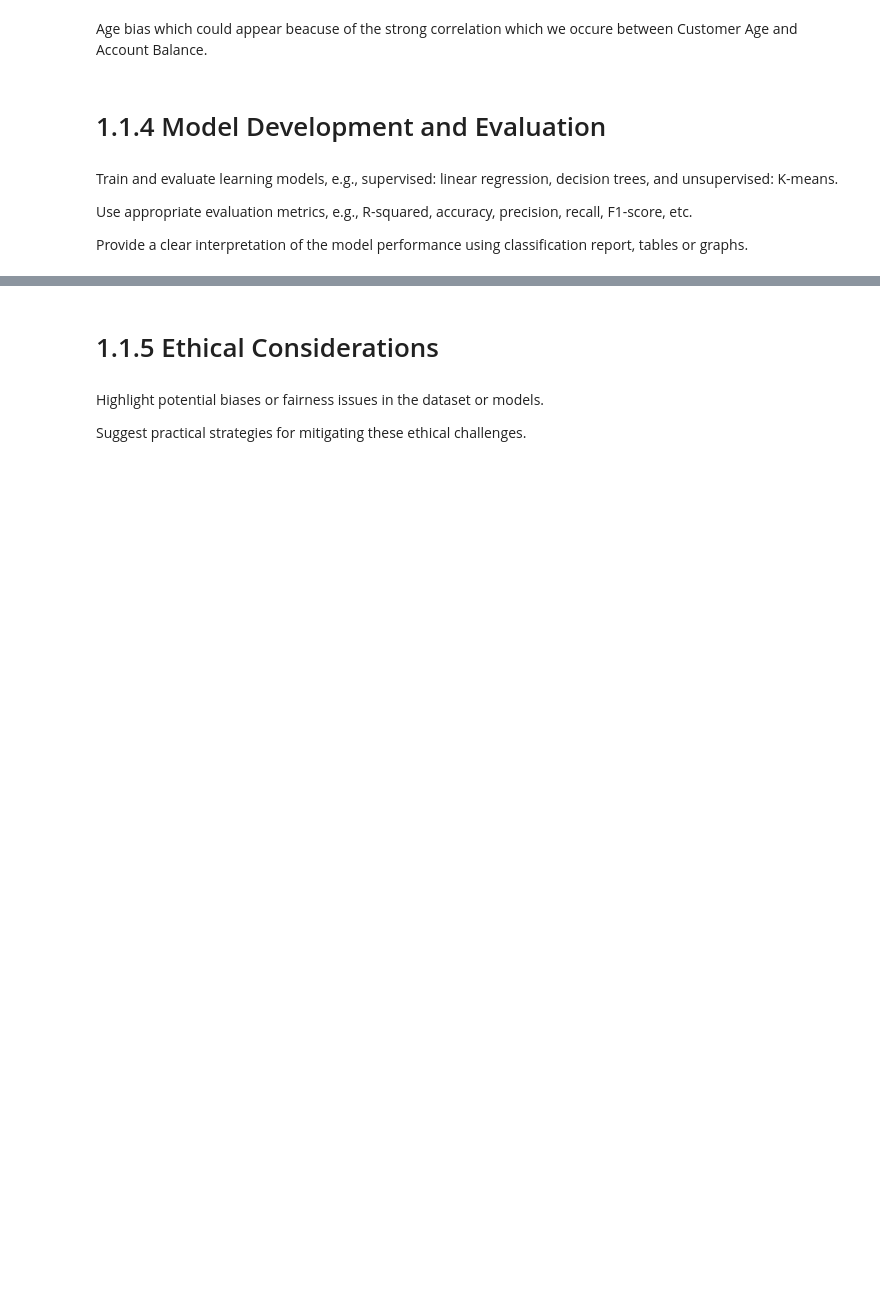
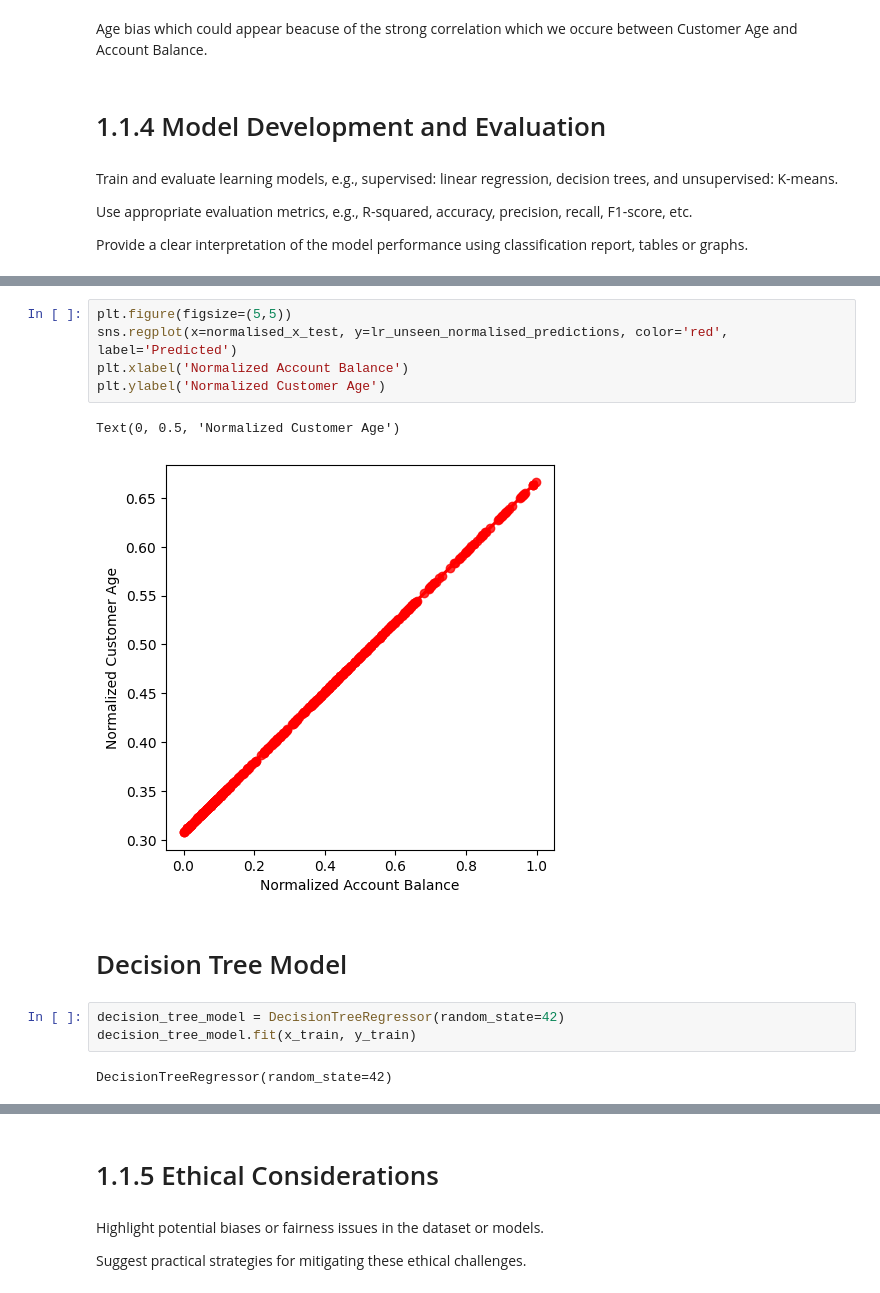
Before and after one commit to petar-Atanasov/Applied-Data-Science-and-AI-Workflow, a Jupyter notebook: CST3133_CourseWork_A.ipynb, the cells around one changed output, grey strips where cells are left out. Saved outputs shown, nothing was run; the diff lists cells and outputs as text; blank space fills up the shorter version.

```diff
--- a/CST3133_CourseWork_A.ipynb
+++ b/CST3133_CourseWork_A.ipynb
@@ -304,0 +249,15 @@ KeyError: 'NormalizedFraudulentTransaction'
+# %%
+plt.figure(figsize=(5,5))
+sns.regplot(x=normalised_x_test, y=lr_unseen_normalised_predictions, color='red', label='Predicted')
+plt.xlabel('Normalized Account Balance')
+plt.ylabel('Normalized Customer Age')
+# %% [output]
+Text(0, 0.5, 'Normalized Customer Age')
+[figure, added]
+# %% [markdown]
+# Decision Tree Model
+# %%
+decision_tree_model = DecisionTreeRegressor(random_state=42)
+decision_tree_model.fit(x_train, y_train)
+# %% [output]
+DecisionTreeRegressor(random_state=42)
```
Also changed, not shown: parts of 25 cells of this notebook.
